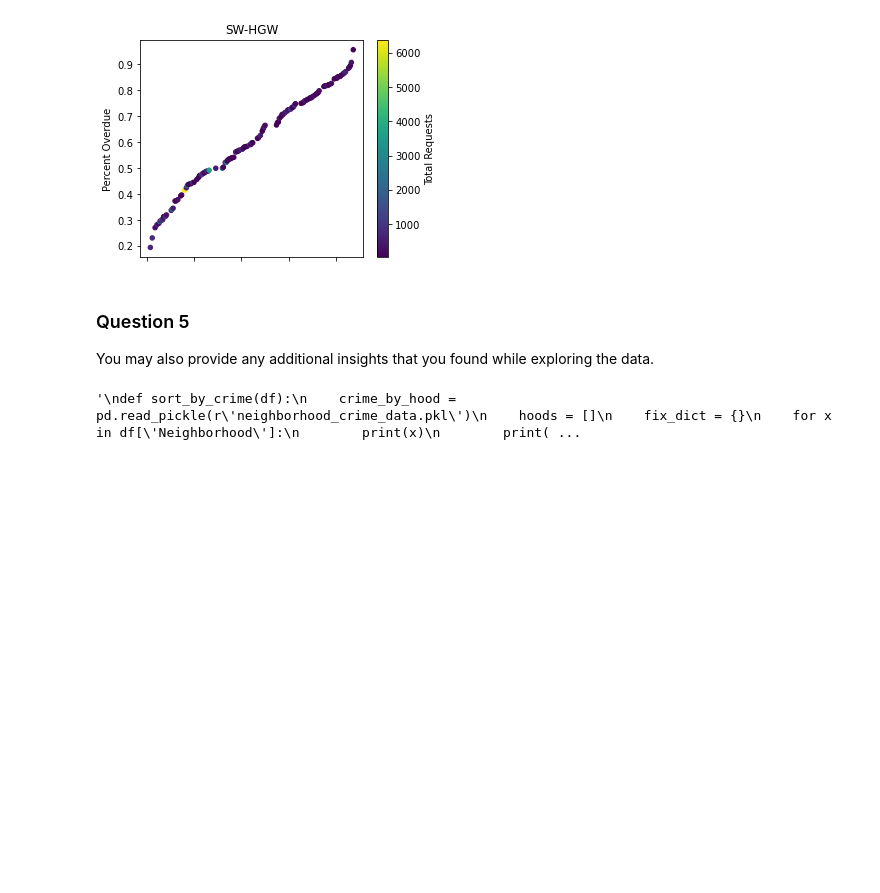
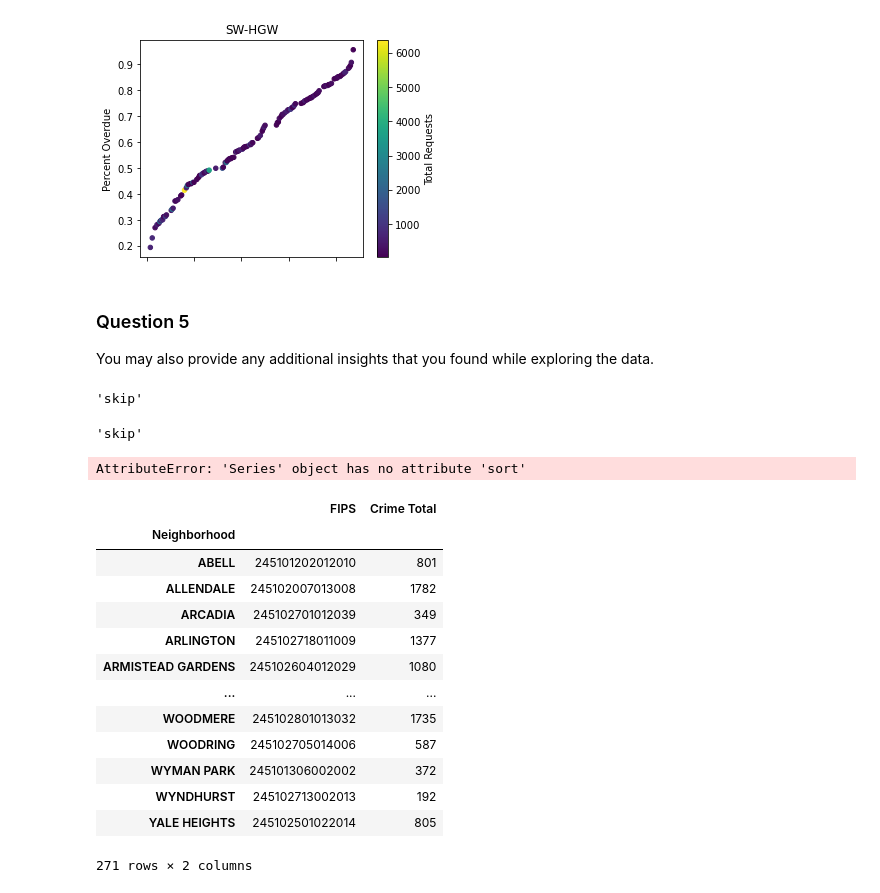
Before and after one commit to micah-rufsvold/hottinruf, a Jupyter notebook: Citistat_Analytics/Citistat interview analysis 0.2.ipynb, the cells around one changed output. Drawn from its saved outputs; the diff is of its cells as text; code cells hidden in the pictures; blank space fills up the shorter version.

Commit message:
Still trying to merge crime and SW data

```diff
--- a/Citistat_Analytics/Citistat interview analysis 0.2.ipynb
+++ b/Citistat_Analytics/Citistat interview analysis 0.2.ipynb
@@ -209,10 +210,11 @@ def sort_by_crime(df):
     return df
 
 graph_hoods_by_overdue(clean_recs.loc[clean_recs["Created Date"].dt.year == 2019], "Neighborhoods by Overdue Requests", sort_type='crime')"""
+"skip"
 # %% [output]
-'\ndef sort_by_crime(df):\n    crime_by_hood = pd.read_pickle(r\'neighborhood_crime_data.pkl\')\n    hoods = []\n    fix_dict = {}\n    for x in df[\'Neighborhood\']:\n        print(x)\n        print( ...
+'skip'
 # %%
-import requests
+"""import requests
 def get_neighborhood_fips(df):
     mean_lat = df['Latitude'].mean()
     mean_lon = df['Longitude'].mean()
@@ -233,11 +235,52 @@ crime_data = pd.read_csv('BPD_Part_1_Victim_Based_Crime_Data.csv')
 crime_by_hood = crime_data.groupby('Neighborhood')
 crime_by_fips = crime_by_hood.apply(group_crime)
 recs_by_hood = clean_recs.groupby('Neighborhood')
-recs_by_fips = recs_by_hood.apply(group_recs)
+recs_by_fips = recs_by_hood.apply(group_recs)"""
+"skip"
+# %% [output]
+'skip'
+# %%
+
+#recs_by_fips_fixed.to_pickle('Average Overdue by Hood with FIPS.pkl')
+#crime_by_fips_fixed = crime_by_fips
+#crime_by_fips_fixed.to_pickle('Crime Count by Hood with FIPS.pkl')
+
+crime_by_fips = pd.read_pickle("Crime Count by Hood with FIPS.pkl")
+overdue_by_fips = pd.read_pickle("Average Overdue by Hood with FIPS.pkl")
+overdue_by_fips['Time Overdue'] = overdue_by_fips['Time Overdue'].apply(lambda x : x.days)
+
+crime_by_fips = crime_by_fips.groupby('FIPS').sum()
+overdue_by_fips = overdue_by_fips.groupby('FIPS')['Time Overdue'].mean()
+crime_count = []
+missing_fips = []
+
+for area in overdue_by_fips.index:
+    if area in crime_by_fips.index:
+        crime_count.append(crime_by_fips['Crime Total'].loc[crime_by_fips.index == area])
+    else:
+        crime_count.append(0)
+        missing_fips.append(area)
+overdue_by_fips['Crime Total'] = pd.Series(crime_count)
+display(overdue_by_fips['Crime Total'].sort())
+print(len(missing_fips))
+# %% [output]
+AttributeError: 'Series' object has no attribute 'sort'
 # %%
 
-#recs_by_fips_fixed.to_pickle('Average Overdue by Hood with FIPS.pkl')
-
-crime_by_fips_fixed = crime_by_fips
-
-crime_by_fips_fixed.to_pickle('Crime Count by Hood with FIPS.pkl')
+crime_by_fips = pd.read_pickle("Crime Count by Hood with FIPS.pkl")
+clean_recs.groupby('Neighborhood')
+# %% [output]
+|  | FIPS | Crime Total |
+| Neighborhood |  |  |
+| ABELL | 245101202012010 | 801 |
+| ALLENDALE | 245102007013008 | 1782 |
+| ARCADIA | 245102701012039 | 349 |
+| ARLINGTON | 245102718011009 | 1377 |
+| ARMISTEAD GARDENS | 245102604012029 | 1080 |
+| ... | ... | ... |
+| WOODMERE | 245102801013032 | 1735 |
+| WOODRING | 245102705014006 | 587 |
+| WYMAN PARK | 245101306002002 | 372 |
+| WYNDHURST | 245102713002013 | 192 |
+| YALE HEIGHTS | 245102501022014 | 805 |
+271 rows × 2 columns
```
Also changed, not shown: parts of 1 cell of this notebook.
